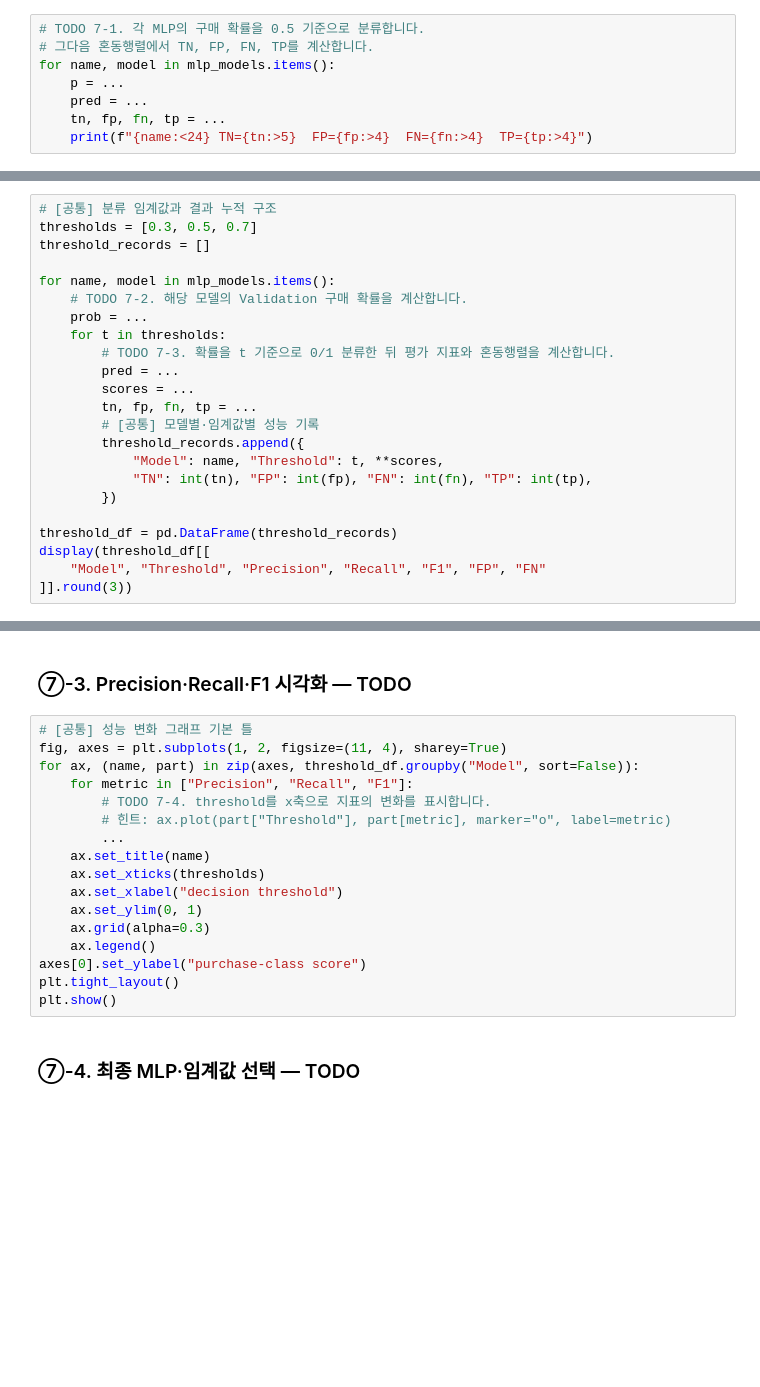
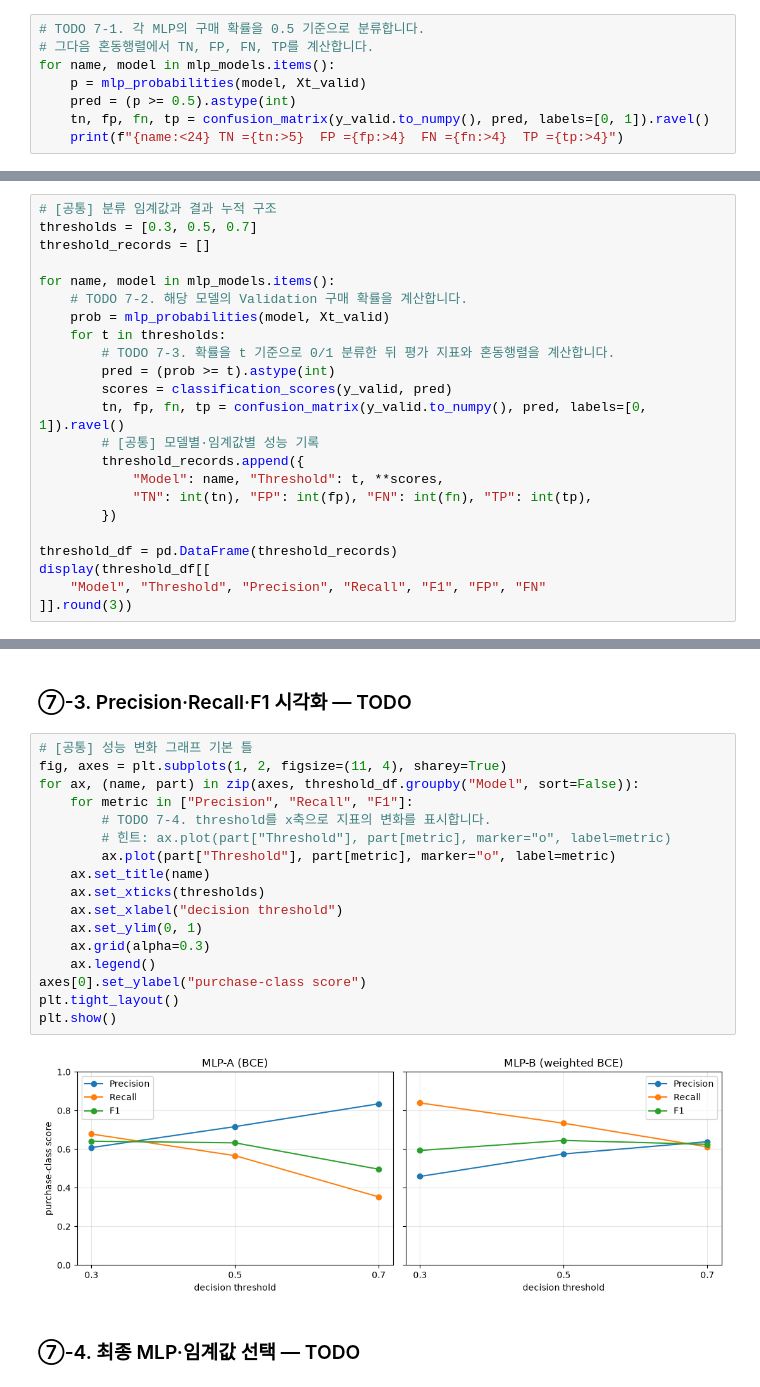
Before and after one commit to Kim-ms/ai-mini-projects, a Jupyter notebook: mini-project-01/code/02_classification_online_shopping.ipynb, the cells around one changed output, grey strips where cells are left out. Cells and saved outputs as stored; diff of their text form; blank space fills up the shorter version.

```diff
--- a/mini-project-01/code/02_classification_online_shopping.ipynb
+++ b/mini-project-01/code/02_classification_online_shopping.ipynb
@@ -895,7 +893,7 @@ display(deep_analysis_df)
 # TODO 7-1. 각 MLP의 구매 확률을 0.5 기준으로 분류합니다.
 # 그다음 혼동행렬에서 TN, FP, FN, TP를 계산합니다.
 for name, model in mlp_models.items():
-    p = ...
-    pred = ...
-    tn, fp, fn, tp = ...
-    print(f"{name:<24} TN={tn:>5}  FP={fp:>4}  FN={fn:>4}  TP={tp:>4}")
+    p = mlp_probabilities(model, Xt_valid)
+    pred = (p >= 0.5).astype(int)
+    tn, fp, fn, tp = confusion_matrix(y_valid.to_numpy(), pred, labels=[0, 1]).ravel()
+    print(f"{name:<24} TN ={tn:>5}  FP ={fp:>4}  FN ={fn:>4}  TP ={tp:>4}")
@@ -908,12 +909,12 @@ threshold_records = []
 
 for name, model in mlp_models.items():
     # TODO 7-2. 해당 모델의 Validation 구매 확률을 계산합니다.
-    prob = ...
+    prob = mlp_probabilities(model, Xt_valid)
     for t in thresholds:
         # TODO 7-3. 확률을 t 기준으로 0/1 분류한 뒤 평가 지표와 혼동행렬을 계산합니다.
-        pred = ...
-        scores = ...
-        tn, fp, fn, tp = ...
+        pred = (prob >= t).astype(int)
+        scores = classification_scores(y_valid, pred)
+        tn, fp, fn, tp = confusion_matrix(y_valid.to_numpy(), pred, labels=[0, 1]).ravel()
         # [공통] 모델별·임계값별 성능 기록
         threshold_records.append({
             "Model": name, "Threshold": t, **scores,
@@ -929,20 +938,22 @@ display(threshold_df[[
 # %%
 # [공통] 성능 변화 그래프 기본 틀
 fig, axes = plt.subplots(1, 2, figsize=(11, 4), sharey=True)
 for ax, (name, part) in zip(axes, threshold_df.groupby("Model", sort=False)):
     for metric in ["Precision", "Recall", "F1"]:
         # TODO 7-4. threshold를 x축으로 지표의 변화를 표시합니다.
         # 힌트: ax.plot(part["Threshold"], part[metric], marker="o", label=metric)
-        ...
+        ax.plot(part["Threshold"], part[metric], marker="o", label=metric)
     ax.set_title(name)
     ax.set_xticks(thresholds)
     ax.set_xlabel("decision threshold")
     ax.set_ylim(0, 1)
     ax.grid(alpha=0.3)
     ax.legend()
 axes[0].set_ylabel("purchase-class score")
 plt.tight_layout()
 plt.show()
+# %% [output]
+[figure, added]
 # %% [markdown]
 ### ⑦-4. 최종 MLP·임계값 선택 — TODO
 # %%
```
Also changed, not shown: parts of 4 cells of this notebook, 1 other file.
